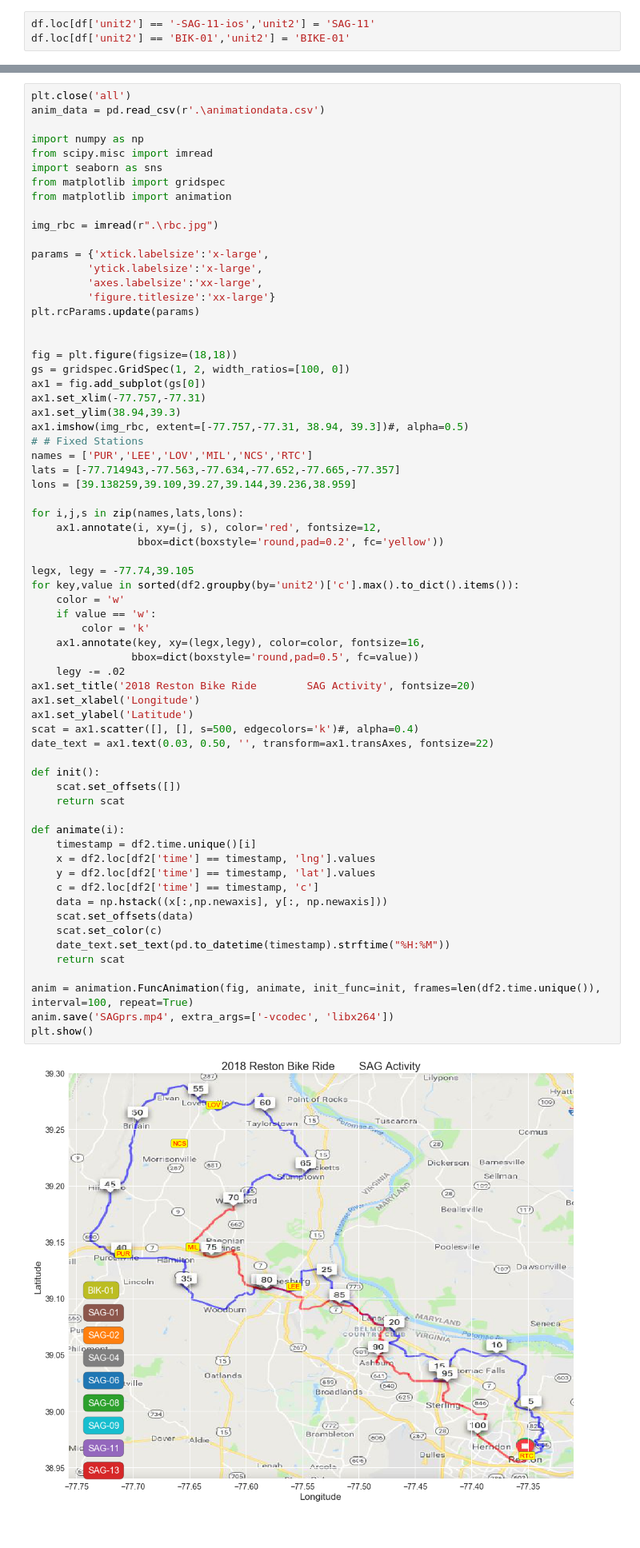
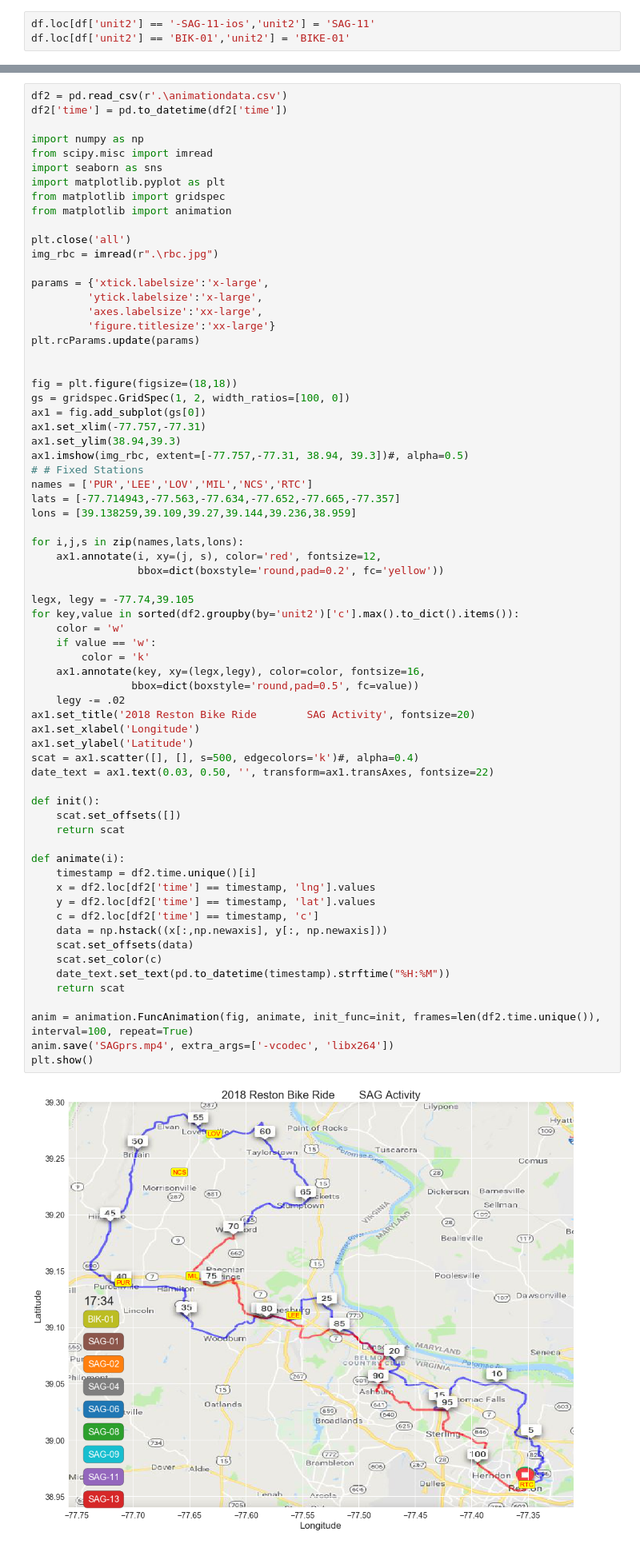
Before and after one commit to PC-LoadLetter/Notebooks, a Jupyter notebook: 20180826_RBC/SAGs.ipynb, the cells around one changed output, grey strips where cells are left out. Shown at 80% size. Cells and saved outputs as stored; diff of their text form.

```diff
--- a/20180826_RBC/SAGs.ipynb
+++ b/20180826_RBC/SAGs.ipynb
@@ -75,15 +75,17 @@ plt.show()
 #                       annot_kws=dict(title=str(i)+':00hrs to '+str(i+1)+':00hrs'),
 #                       marginal_kws=dict(bins=20))
 # %%
-plt.close('all')
-anim_data = pd.read_csv(r'.\animationdata.csv')
+df2 = pd.read_csv(r'.\animationdata.csv')
+df2['time'] = pd.to_datetime(df2['time'])
 
 import numpy as np
 from scipy.misc import imread
 import seaborn as sns
+import matplotlib.pyplot as plt
 from matplotlib import gridspec
 from matplotlib import animation
 
+plt.close('all')
 img_rbc = imread(r".\rbc.jpg")
 
 params = {'xtick.labelsize':'x-large',
@@ -114,31 +116,31 @@ for key,value in sorted(df2.groupby(by='unit2')['c'].max().to_dict().items()):
     if value == 'w':
         color = 'k'
     ax1.annotate(key, xy=(legx,legy), color=color, fontsize=16,
                 bbox=dict(boxstyle='round,pad=0.5', fc=value))
     legy -= .02
 ax1.set_title('2018 Reston Bike Ride        SAG Activity', fontsize=20)
 ax1.set_xlabel('Longitude')
 ax1.set_ylabel('Latitude')
 scat = ax1.scatter([], [], s=500, edgecolors='k')#, alpha=0.4)
 date_text = ax1.text(0.03, 0.50, '', transform=ax1.transAxes, fontsize=22)
 
 def init():
     scat.set_offsets([])
     return scat
 
 def animate(i):
     timestamp = df2.time.unique()[i]
     x = df2.loc[df2['time'] == timestamp, 'lng'].values
     y = df2.loc[df2['time'] == timestamp, 'lat'].values
     c = df2.loc[df2['time'] == timestamp, 'c']
     data = np.hstack((x[:,np.newaxis], y[:, np.newaxis]))
     scat.set_offsets(data)
     scat.set_color(c)
     date_text.set_text(pd.to_datetime(timestamp).strftime("%H:%M"))
     return scat
 
 anim = animation.FuncAnimation(fig, animate, init_func=init, frames=len(df2.time.unique()), interval=100, repeat=True)
 anim.save('SAGprs.mp4', extra_args=['-vcodec', 'libx264'])
 plt.show()
 # %% [output]
-[figure, old version]
+[figure, new version]
```
Also changed, not shown: parts of 1 cell of this notebook, 1 other file.
